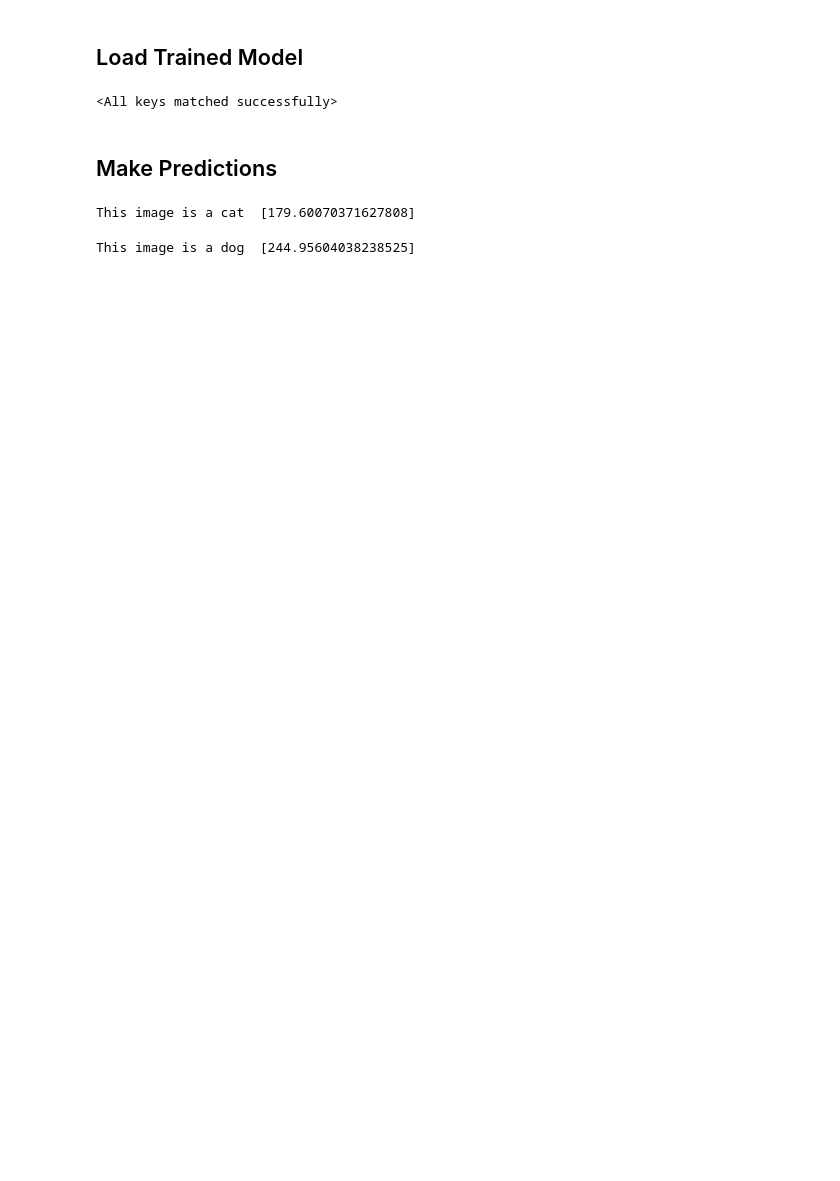
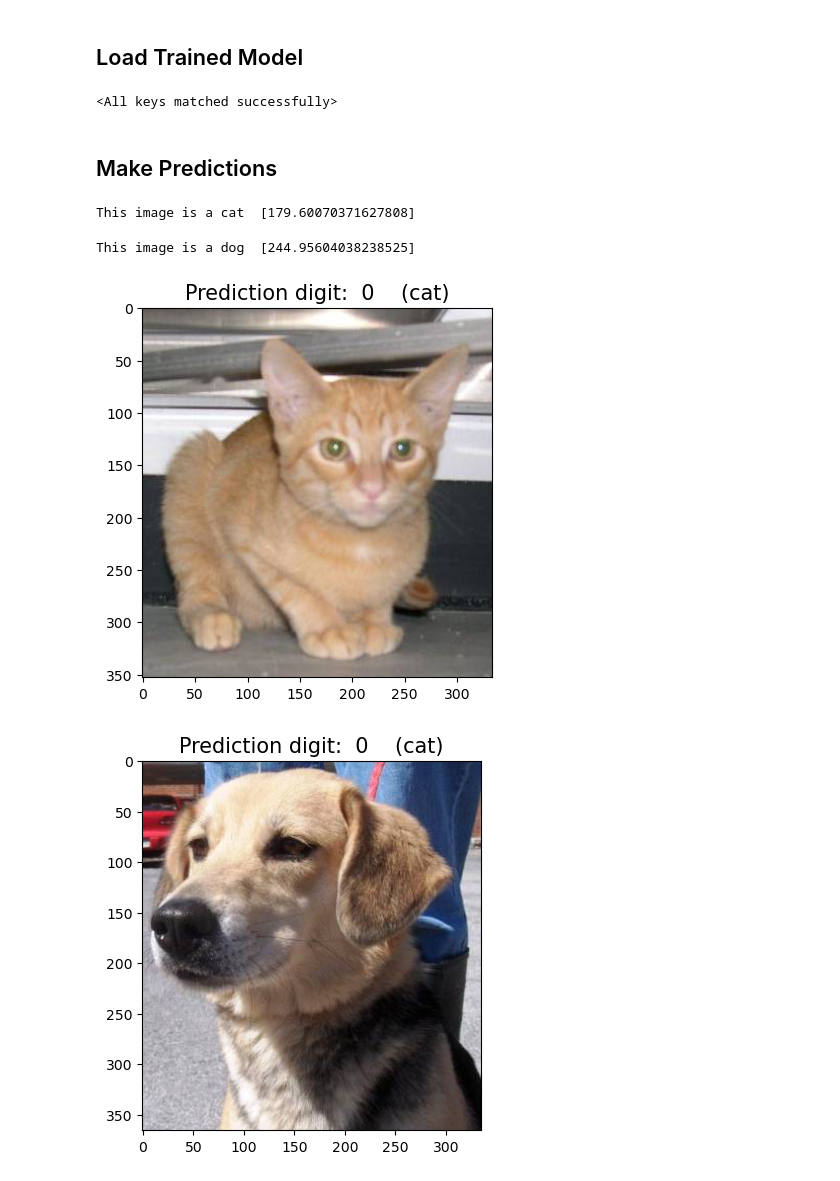
Before and after one commit to peterzorve/4.8.__Deep_Learning__Cats_and_Dogs_Classification, a Jupyter notebook: classification.ipynb, the cells around one changed output. Cells and saved outputs as stored; diff of their text form; code cells hidden in the pictures; blank space fills up the shorter version.

```diff
--- a/classification.ipynb
+++ b/classification.ipynb
@@ -212,3 +210,35 @@ classes_dict = {0: 'cat', 1: 'dog'}
 get_prediction(image, model, classes_dict)
 # %% [output]
 This image is a dog  [244.95604038238525]
+# %%
+def make_predict(image_path, model):
+     preprocessor  = transforms.Compose([ transforms.Grayscale(), transforms.Resize((224, 224)), transforms.ToTensor(), transforms.Normalize(mean=[0.5], std=[0.5])
+                                      ])
+     classes_dict = {0: 'cat', 1: 'dog'}
+
+     image = Image.open(image_path)
+     processed_image = preprocessor(image)
+     processed_image = processed_image.view(1, *processed_image.shape)
+
+     model.eval()
+     with torch.no_grad():
+          prediction = model.forward(processed_image)
+          _, prediction_class = torch.max(prediction, dim=1)
+
+     plt.imshow(image, cmap='gray')
+     plt.title(f'Prediction digit:  {prediction_class.item()}    ({classes_dict[prediction_class.item()]})', fontsize=15)
+     plt.show()
+
+     return
+
+from PIL import ImageTk, Image
+
+root_path = "C:/Users/zorve/OneDrive/Documents/github datasets/cat_vs_dog/check/img_"
+
+for i in range(0, 11, 1):
+     image_path_arg = root_path +  str(i) + ".jpg"
+     image_path = image_path_arg
+     make_predict(image_path, model)
+# %% [output]
+[figure, added]
+[figure, added]
```
Also changed, not shown: parts of 2 cells of this notebook.
